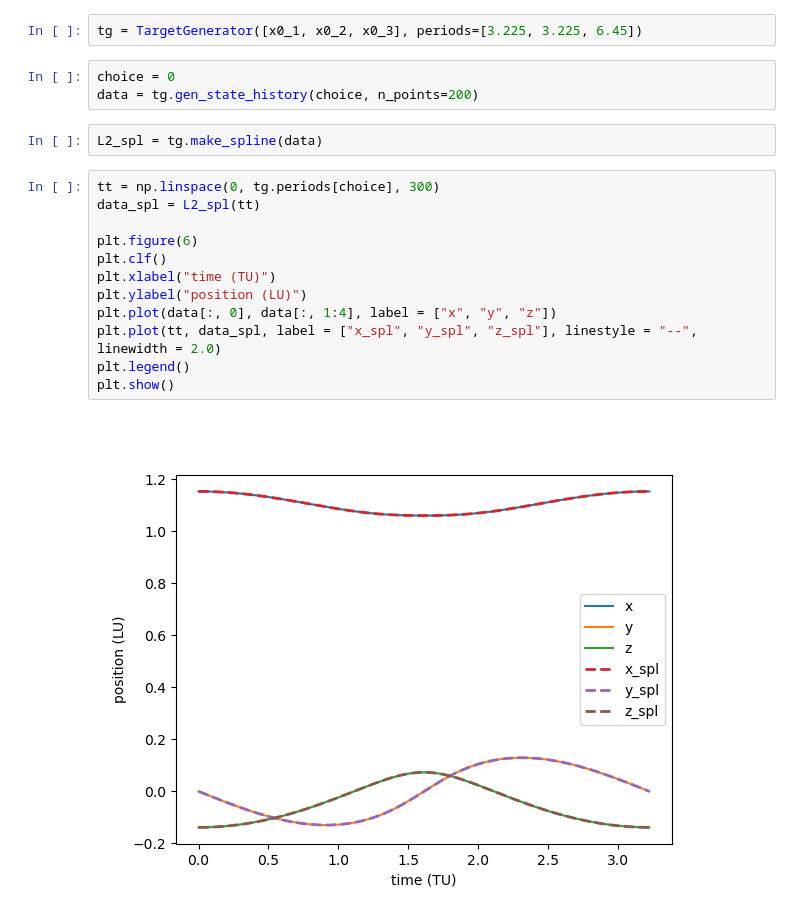
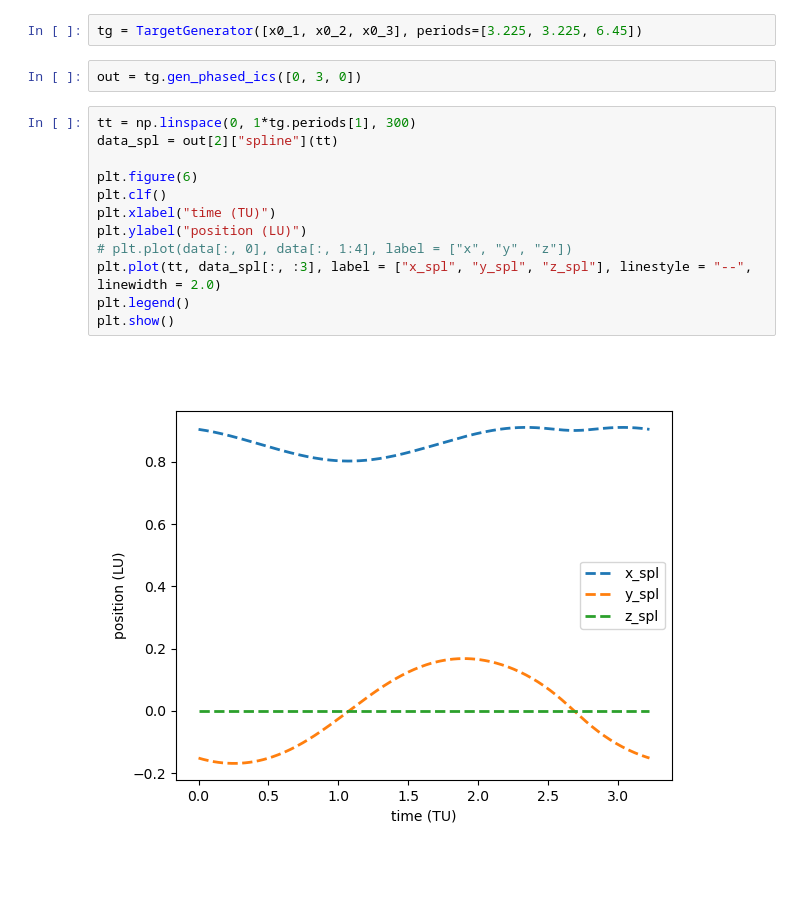
Before and after one commit to Malav-P/sensor_phase_task, a Jupyter notebook: example/target_generation.ipynb, the cells around one changed output. Cells and saved outputs as stored; diff of their text form; blank space fills up the shorter version.

```diff
--- a/example/target_generation.ipynb
+++ b/example/target_generation.ipynb
@@ -69,25 +69,22 @@ x0_3 = np.array([
     ])
 # %%
 tg = TargetGenerator([x0_1, x0_2, x0_3], periods=[3.225, 3.225, 6.45])
-# %%
-choice = 0
-data = tg.gen_state_history(choice, n_points=200)
-# %%
-L2_spl = tg.make_spline(data)
+# %%
+out = tg.gen_phased_ics([0, 3, 0])
 # %%
-tt = np.linspace(0, tg.periods[choice], 300)
-data_spl = L2_spl(tt)
+tt = np.linspace(0, 1*tg.periods[1], 300)
+data_spl = out[2]["spline"](tt)
 
 plt.figure(6)
 plt.clf()
 plt.xlabel("time (TU)")
 plt.ylabel("position (LU)")
-plt.plot(data[:, 0], data[:, 1:4], label = ["x", "y", "z"])
-plt.plot(tt, data_spl, label = ["x_spl", "y_spl", "z_spl"], linestyle = "--", linewidth = 2.0)
+# plt.plot(data[:, 0], data[:, 1:4], label = ["x", "y", "z"])
+plt.plot(tt, data_spl[:, :3], label = ["x_spl", "y_spl", "z_spl"], linestyle = "--", linewidth = 2.0)
 plt.legend()
 plt.show()
 # %% [output]
-[figure, old version]
+[figure, new version]
 # %%
 ax = plt.figure(7).add_subplot(projection='3d')
 
```
Also changed, not shown: parts of 3 cells of this notebook, 14 other files.
